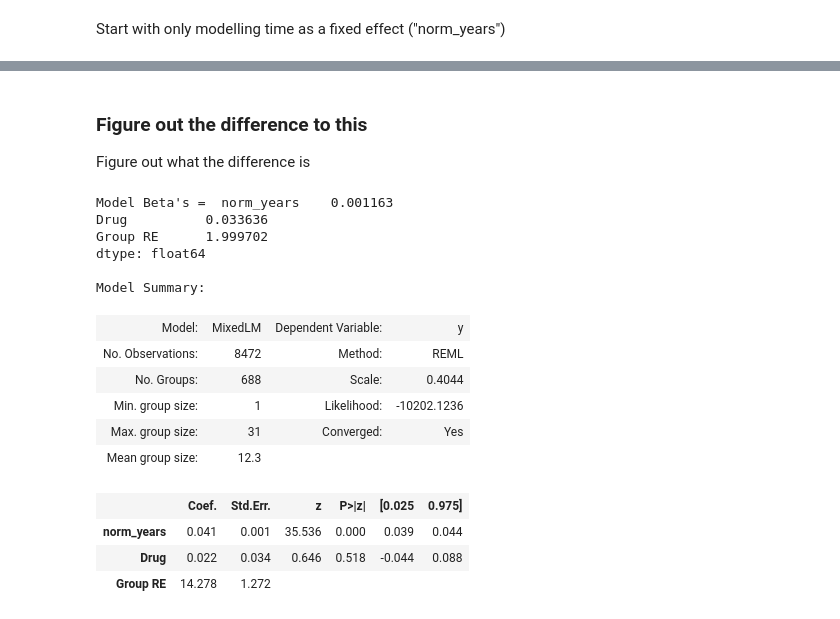
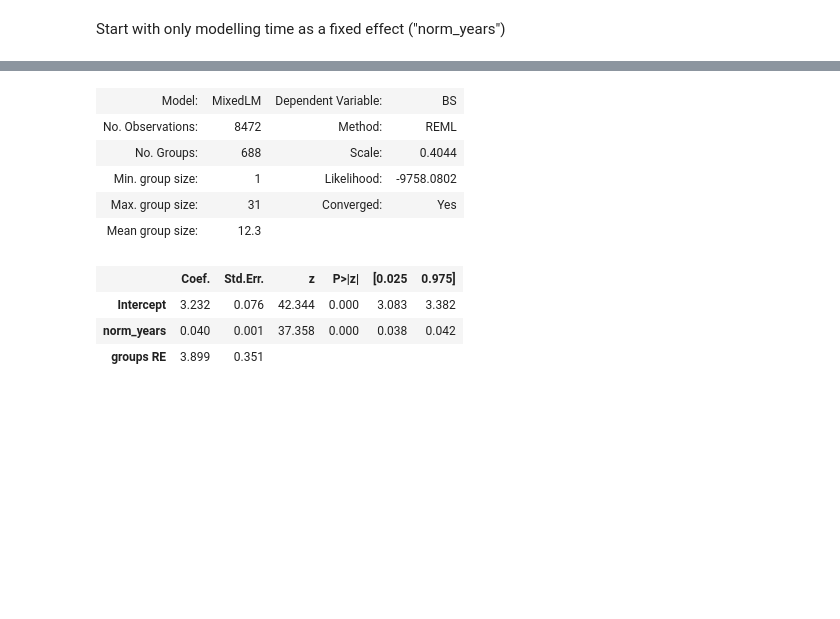
Before and after one commit to Rendiere/as-analysis, a Jupyter notebook: src/bs_linear_mixel_model.ipynb, the cells around one changed output, grey strips where cells are left out. Drawn from its saved outputs; the diff is of its cells as text; code cells hidden in the pictures; blank space fills up the shorter version.

```diff
--- a/src/bs_linear_mixel_model.ipynb
+++ b/src/bs_linear_mixel_model.ipynb
@@ -215,35 +164,26 @@ Model Summary:
-# %% [markdown]
-### Figure out the difference to this
-
-Figure out what the difference is
-# %%
-X = agg_df[['norm_years', 'Drug']].copy()
-X['Drug'] = X['Drug'].astype(int, inplace=True)
-
-X_fe = X['Drug']
-X_re = X['norm_years']
-
-lm = MixedLM(endog=y, exog=X, groups=ids_list)
-
-result = lm.fit()
-
-print("Model Beta's = ",result.bse)
-print('\nModel Summary:\n')
-result.summary()
-# %% [output]
-Model Beta's =  norm_years    0.001163
-Drug          0.033636
-Group RE      1.999702
-dtype: float64
-
-Model Summary:
-| Model: | MixedLM | Dependent Variable: | y |
-| No. Observations: | 8472 | Method: | REML |
-| No. Groups: | 688 | Scale: | 0.4044 |
-| Min. group size: | 1 | Likelihood: | -10202.1236 |
-| Max. group size: | 31 | Converged: | Yes |
-| Mean group size: | 12.3 |  |  |
-|  | Coef. | Std.Err. | z | P>|z| | [0.025 | 0.975] |
-| norm_years | 0.041 | 0.001 | 35.536 | 0.000 | 0.039 | 0.044 |
-| Drug | 0.022 | 0.034 | 0.646 | 0.518 | -0.044 | 0.088 |
-| Group RE | 14.278 | 1.272 |  |  |  |  |
+# %%
+import statsmodels.api as sm
+import statsmodels.formula.api as smf
+
+lm = smf.mixedlm('BS ~ norm_years', agg_df, groups=ids_list)
+
+result = lm.fit()
+
+params = result.params
+
+results['time']['intercept'] = params['Intercept']
+results['time']['norm_years'] = params['norm_years']
+results['time']['groups_RE'] = params['groups RE']
+
+result.summary()
+# %% [output]
+| Model: | MixedLM | Dependent Variable: | BS |
+| No. Observations: | 8472 | Method: | REML |
+| No. Groups: | 688 | Scale: | 0.4044 |
+| Min. group size: | 1 | Likelihood: | -9758.0802 |
+| Max. group size: | 31 | Converged: | Yes |
+| Mean group size: | 12.3 |  |  |
+|  | Coef. | Std.Err. | z | P>|z| | [0.025 | 0.975] |
+| Intercept | 3.232 | 0.076 | 42.344 | 0.000 | 3.083 | 3.382 |
+| norm_years | 0.040 | 0.001 | 37.358 | 0.000 | 0.038 | 0.042 |
+| groups RE | 3.899 | 0.351 |  |  |  |  |
```
Also changed, not shown: parts of 9 cells of this notebook.
